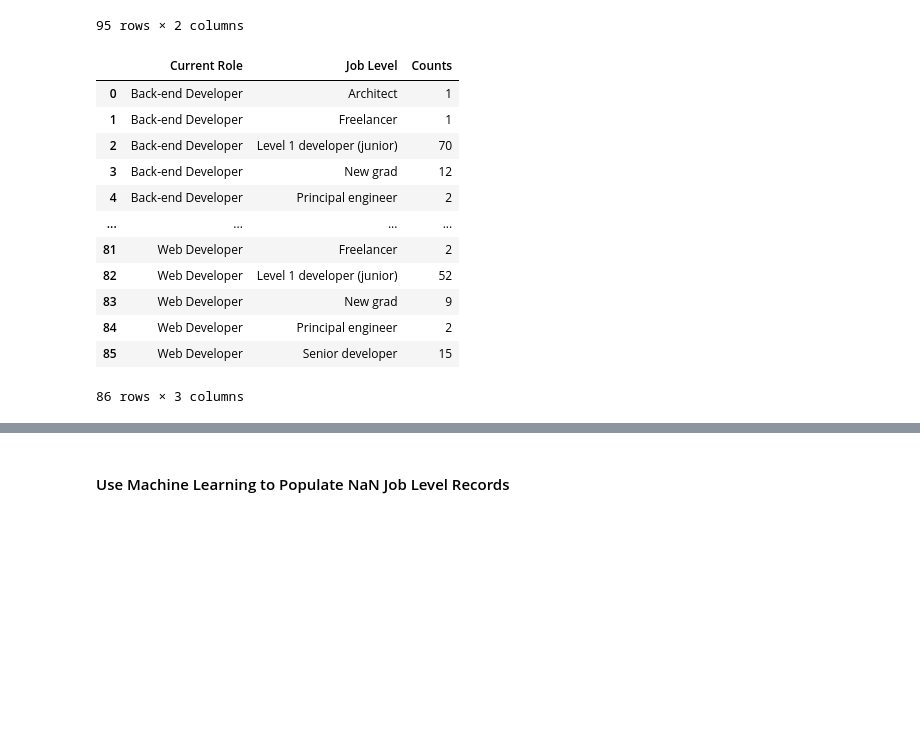
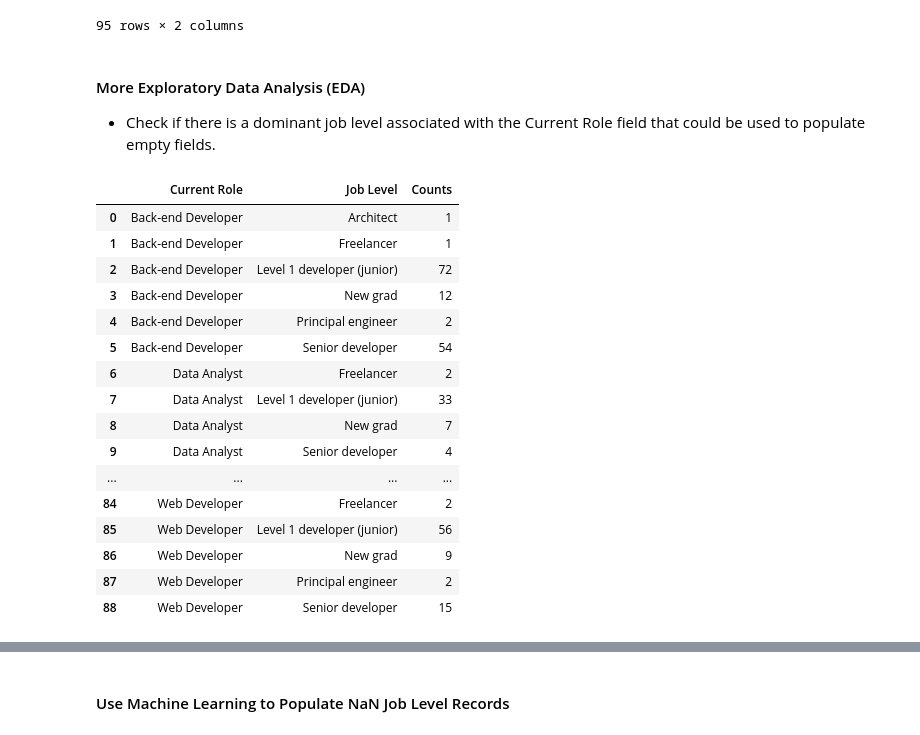
Before and after one commit to IT4063C-Fall24/final-project-yaumj, a Jupyter notebook: source.ipynb, the cells around one changed output, grey strips where cells are left out. Saved outputs shown, nothing was run; the diff lists cells and outputs as text; code cells hidden in the pictures; blank space fills up the shorter version.

```diff
--- a/source.ipynb
+++ b/source.ipynb
@@ -674,23 +754,31 @@ Rows where Job Level is NaN and Current Role is not NaN:
 | 6202 | NaN | Data Analyst |
 | 6213 | NaN | Front-end Developer |
 95 rows × 2 columns
+# %% [markdown]
+#### More Exploratory Data Analysis (EDA)
+- Check if there is a dominant job level associated with the Current Role field that could be used to populate empty fields.
 # %%
 # Group by Current Role and Job Level, and count occurrences
 role_level_counts = worker_responses_values_df.groupby(['Current Role', 'Job Level']).size().reset_index(name='Counts')
 
-# Display the results
-display(role_level_counts)
+# Set the option to display all rows for this code cell only
+with pd.option_context('display.max_rows', None):
+    display(role_level_counts)
 # %% [output]
 |  | Current Role | Job Level | Counts |
 | 0 | Back-end Developer | Architect | 1 |
 | 1 | Back-end Developer | Freelancer | 1 |
-| 2 | Back-end Developer | Level 1 developer (junior) | 70 |
+| 2 | Back-end Developer | Level 1 developer (junior) | 72 |
 | 3 | Back-end Developer | New grad | 12 |
 | 4 | Back-end Developer | Principal engineer | 2 |
+| 5 | Back-end Developer | Senior developer | 54 |
+| 6 | Data Analyst | Freelancer | 2 |
+| 7 | Data Analyst | Level 1 developer (junior) | 33 |
+| 8 | Data Analyst | New grad | 7 |
+| 9 | Data Analyst | Senior developer | 4 |
 | ... | ... | ... | ... |
-| 81 | Web Developer | Freelancer | 2 |
-| 82 | Web Developer | Level 1 developer (junior) | 52 |
-| 83 | Web Developer | New grad | 9 |
-| 84 | Web Developer | Principal engineer | 2 |
-| 85 | Web Developer | Senior developer | 15 |
+| 84 | Web Developer | Freelancer | 2 |
+| 85 | Web Developer | Level 1 developer (junior) | 56 |
+| 86 | Web Developer | New grad | 9 |
+| 87 | Web Developer | Principal engineer | 2 |
+| 88 | Web Developer | Senior developer | 15 |
-86 rows × 3 columns
```
Also changed, not shown: parts of 9 cells of this notebook.
